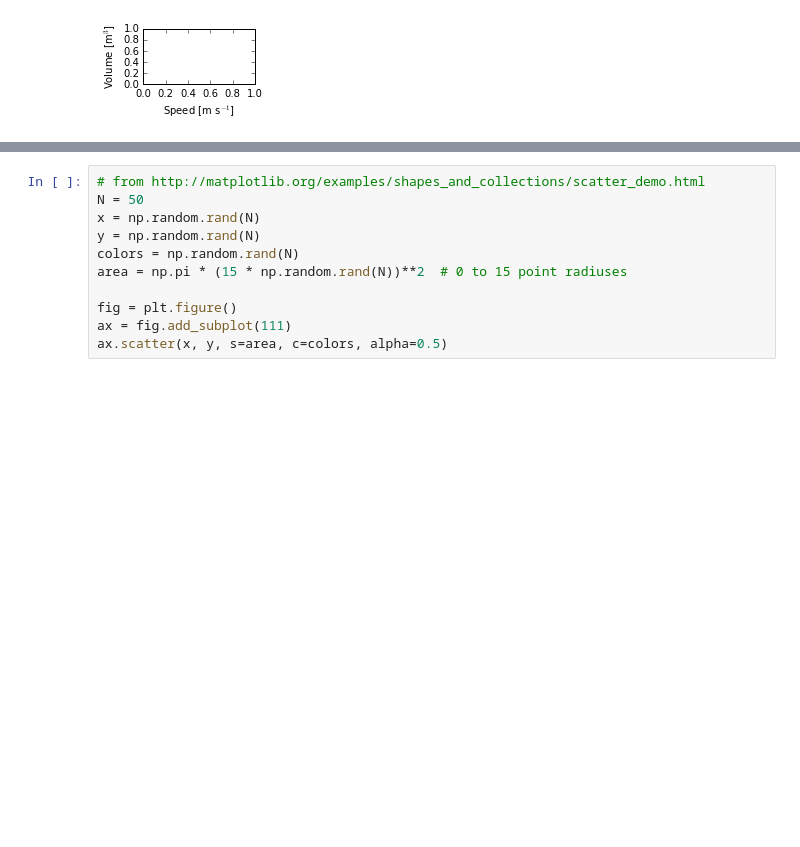
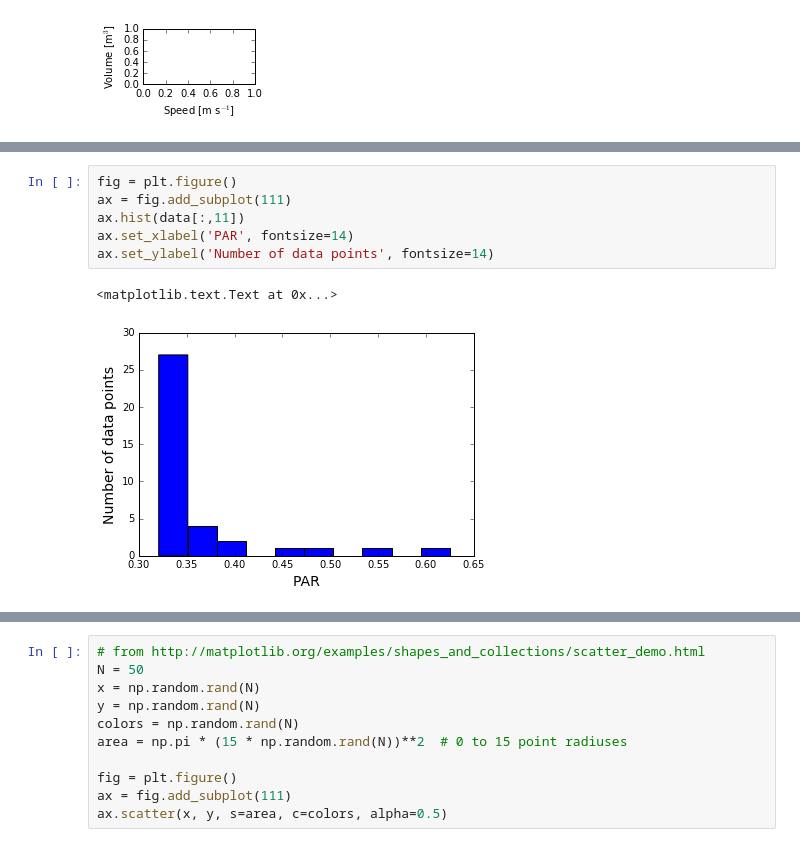
Before and after one commit to hetland/python4geosciences_OLD, a Jupyter notebook: materials/04 matplotlib.ipynb, the cells around one changed output, grey strips where cells are left out. Saved outputs shown, nothing was run; the diff lists cells and outputs as text; blank space fills up the shorter version.

```diff
--- a/materials/04 matplotlib.ipynb
+++ b/materials/04 matplotlib.ipynb
@@ -415,0 +488,9 @@ ax.plot(x, y2, 'g-^', lw=4, ms=15, alpha=0.5)
+# %%
+fig = plt.figure()
+ax = fig.add_subplot(111)
+ax.hist(data[:,11])
+ax.set_xlabel('PAR', fontsize=14)
+ax.set_ylabel('Number of data points', fontsize=14)
+# %% [output]
+<matplotlib.text.Text at 0x...>
+[figure, added]
```
Also changed, not shown: parts of 30 cells of this notebook.
